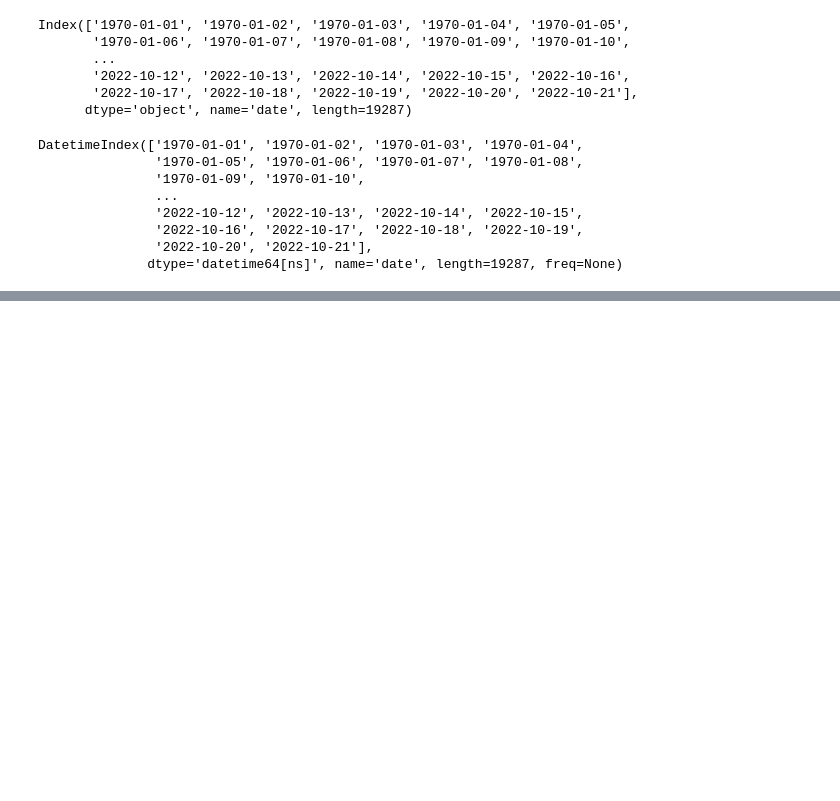
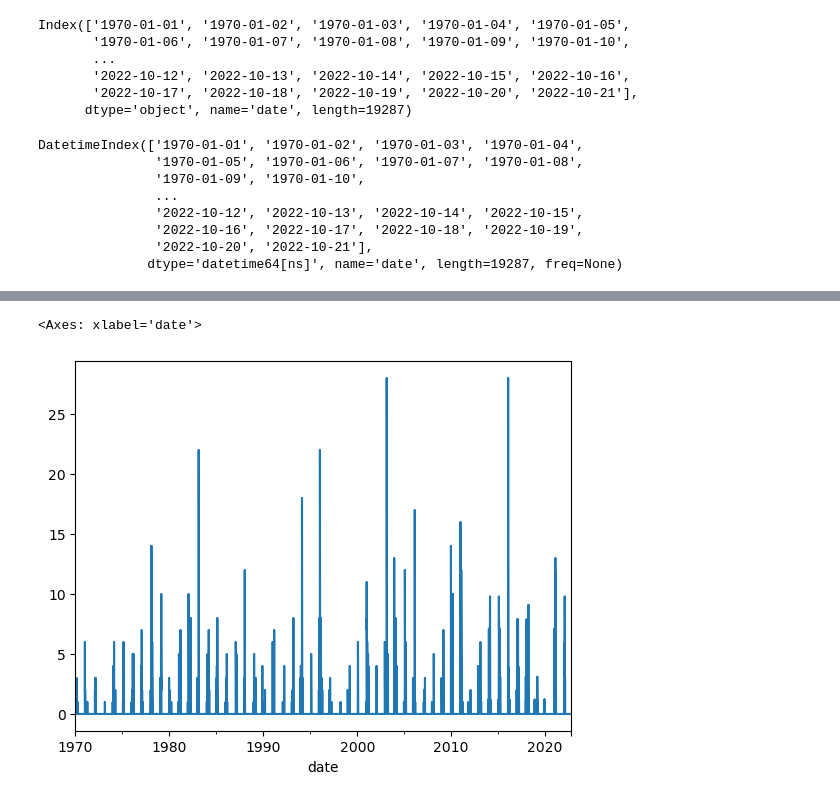
Before and after one commit to himanshuchuri/Weather, a Jupyter notebook: weather_predict_sample.ipynb, the cells around one changed output, grey strips where cells are left out. Cells and saved outputs as stored; diff of their text form; code cells hidden in the pictures; blank space fills up the shorter version.

```diff
--- a/weather_predict_sample.ipynb
+++ b/weather_predict_sample.ipynb
@@ -90,0 +113,5 @@ DatetimeIndex(['1970-01-01', '1970-01-02', '1970-01-03', '1970-01-04',
+# %%
+weather_db['snwd'].plot()
+# %% [output]
+<Axes: xlabel='date'>
+[figure, added]
```
Also changed, not shown: parts of 26 cells of this notebook.
